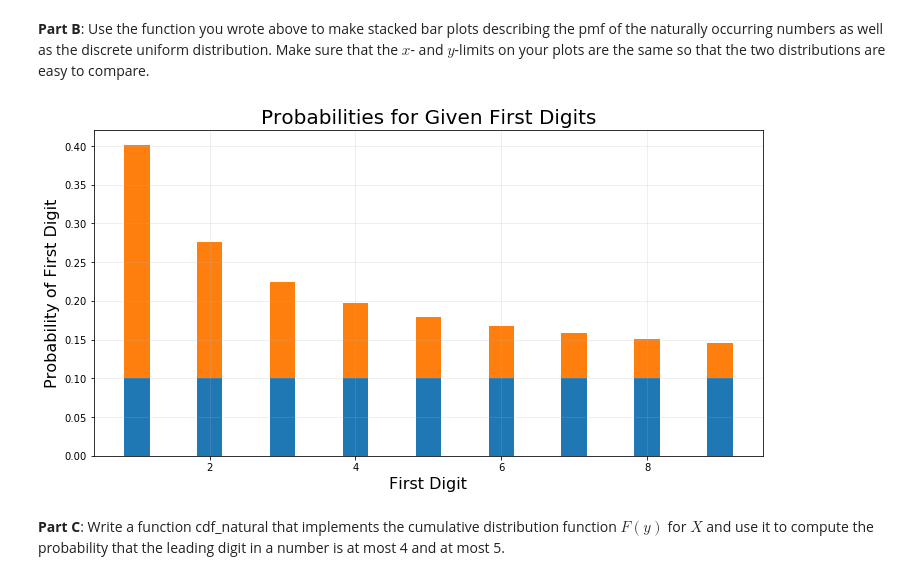
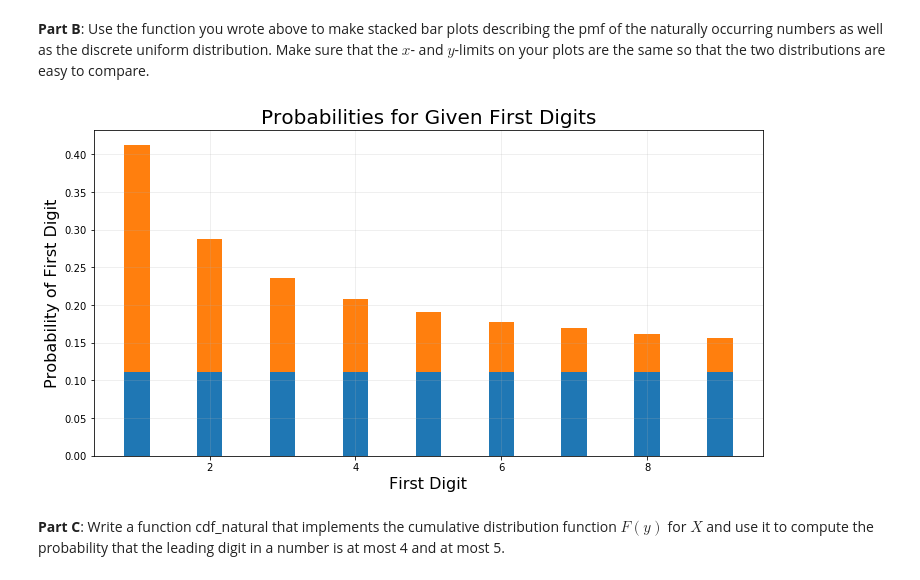
Before and after one commit to scuthbert/DataScience, a Jupyter notebook: hmwk/hmwk03/hmwk03.ipynb, the cells around one changed output. Saved outputs shown, nothing was run; the diff lists cells and outputs as text; code cells hidden in the pictures.

```diff
--- a/hmwk/hmwk03/hmwk03.ipynb
+++ b/hmwk/hmwk03/hmwk03.ipynb
@@ -180,23 +188,26 @@ Sum of f(x) for x in 1,2,...,9: 1.0
 # %% [markdown]
 **Part B**: Use the function you wrote above to make stacked bar plots describing the pmf of the naturally occurring numbers as well as the discrete uniform distribution.  Make sure that the $x$- and $y$-limits on your plots are the same so that the two distributions are easy to compare.
 # %%
-distri = pmf_natural(np.arange(1,10))
-unifor = np.linspace(0.1, 0.1, num=9)
-ind = np.arange(1,10)
-width = 0.35
+def plot_bars():
+    distri = pmf_natural(np.arange(1,10))
+    unifor = np.linspace((1/9), (1/9), num=9)
+    ind = np.arange(1,10)
+    width = 0.35
 
 
-fig, ax = plt.subplots(figsize=(12,6))
-ax.grid(True, alpha=0.25)
-plt.ylabel('Probability of First Digit',fontsize=16)
-plt.xlabel('First Digit',fontsize=16)
-plt.title('Probabilities for Given First Digits', fontsize=20)
+    fig, ax = plt.subplots(figsize=(12,6))
+    ax.grid(True, alpha=0.25)
+    plt.ylabel('Probability of First Digit',fontsize=16)
+    plt.xlabel('First Digit',fontsize=16)
+    plt.title('Probabilities for Given First Digits', fontsize=20)
 
-p0 = plt.bar(ind, unifor, width)
-p1 = plt.bar(ind, distri, width, bottom = unifor)
-plt.show()
+    p0 = plt.bar(ind, unifor, width)
+    p1 = plt.bar(ind, distri, width, bottom = unifor)
+    plt.show()
+
+plot_bars()
 # %% [output]
-[figure, old version]
+[figure, new version]
 # %% [markdown]
 **Part C**: Write a function cdf_natural that implements the cumulative distribution function $F(y)$ for $X$ and use it to compute the probability that the leading digit in a number is at most 4 and at most 5.
 # %%
```
Also changed, not shown: parts of 16 cells of this notebook.
